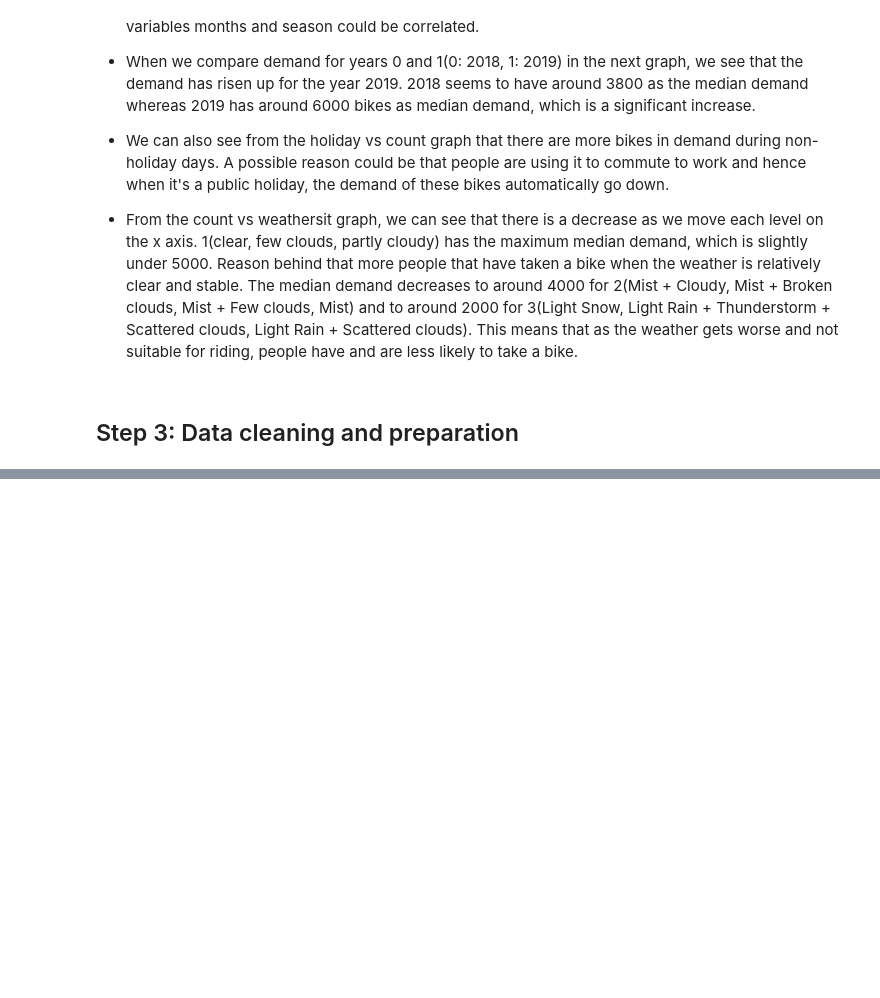
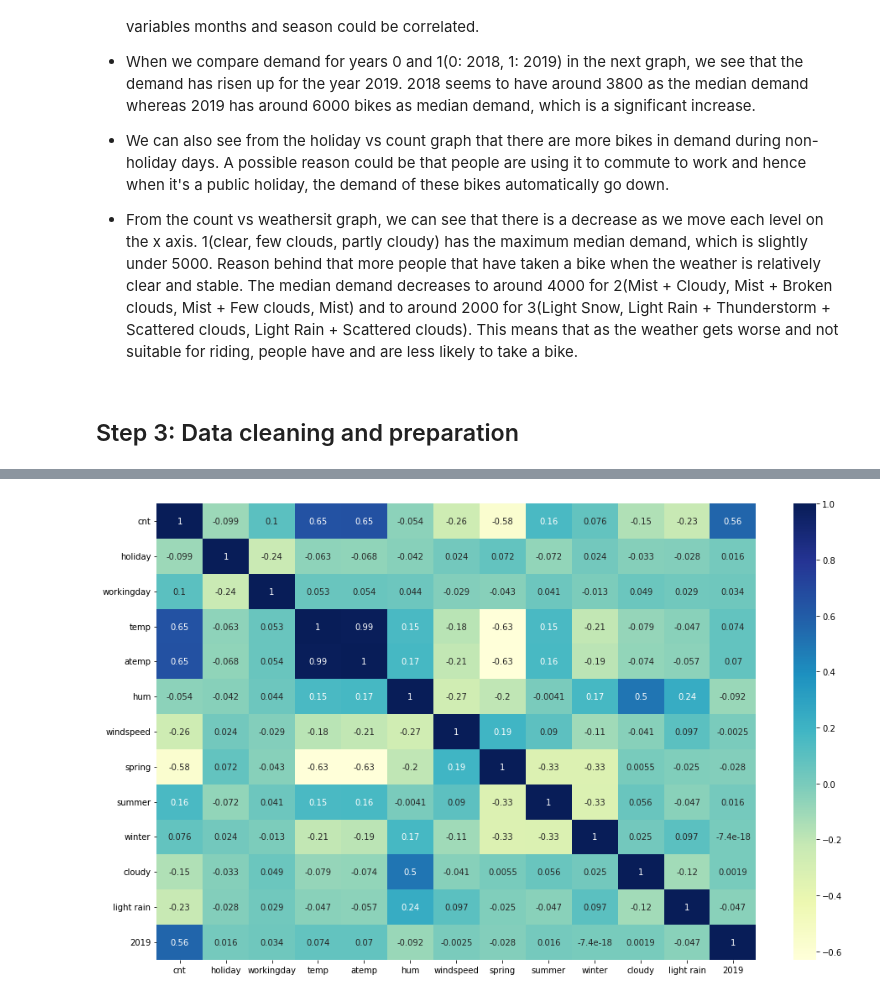
Before and after one commit to badribnarayanan/iiit-pgdml, a Jupyter notebook: LinearRegression/LinearRegression.ipynb, the cells around one changed output, grey strips where cells are left out. Saved outputs shown, nothing was run; the diff lists cells and outputs as text; code cells hidden in the pictures; blank space fills up the shorter version.

```diff
--- a/LinearRegression/LinearRegression.ipynb
+++ b/LinearRegression/LinearRegression.ipynb
@@ -199,0 +318,4 @@ plt.show()
+# %%
+df_train.drop(['instant','dteday'],axis=1,inplace=True)
+df_test.drop(['instant','dteday'],axis=1,inplace=True)
+df_train.head()
@@ -199,0 +333,10 @@ plt.show()
+# %%
+from sklearn.preprocessing import MinMaxScaler
+scaler = MinMaxScaler()
+# %%
+#convert all numeric variables and dummy variables to scaled values using min max scaler
+cols = df_train.columns.to_list()
+print(cols)
+vars = cols[2:]
+df_train[vars] = scaler.fit_transform(df_train[vars])
+df_train.head()
@@ -199,0 +357,19 @@ plt.show()
+# %%
+df_train.drop(['casual','registered','monday', 'saturday', 'sunday', 'thursday', 'tuesday', 'wednesday', \
+                'august', 'december', 'february', 'january', 'july', 'june', 'march', 'may', 'november', 'october', 'september'],axis=1,inplace=True)
+
+cols = df_train.columns.to_list()
+df_train = df_train[['cnt',
+'holiday',
+'workingday',
+'temp',
+'atemp',
+'hum',
+'windspeed',
+'spring',
+'summer',
+'winter',
+'cloudy',
+'light rain',
+'2019']]
+df_train.head()
@@ -199,0 +383,8 @@ plt.show()
+# %%
+# Let's check the correlation coefficients to see which variables are highly correlated
+
+plt.figure(figsize = (16, 10))
+sns.heatmap(df_train.corr(), annot = True, cmap="YlGnBu")
+plt.show()
+# %% [output]
+[figure, added]
```
Also changed, not shown: parts of 69 cells of this notebook, 2 other files.
